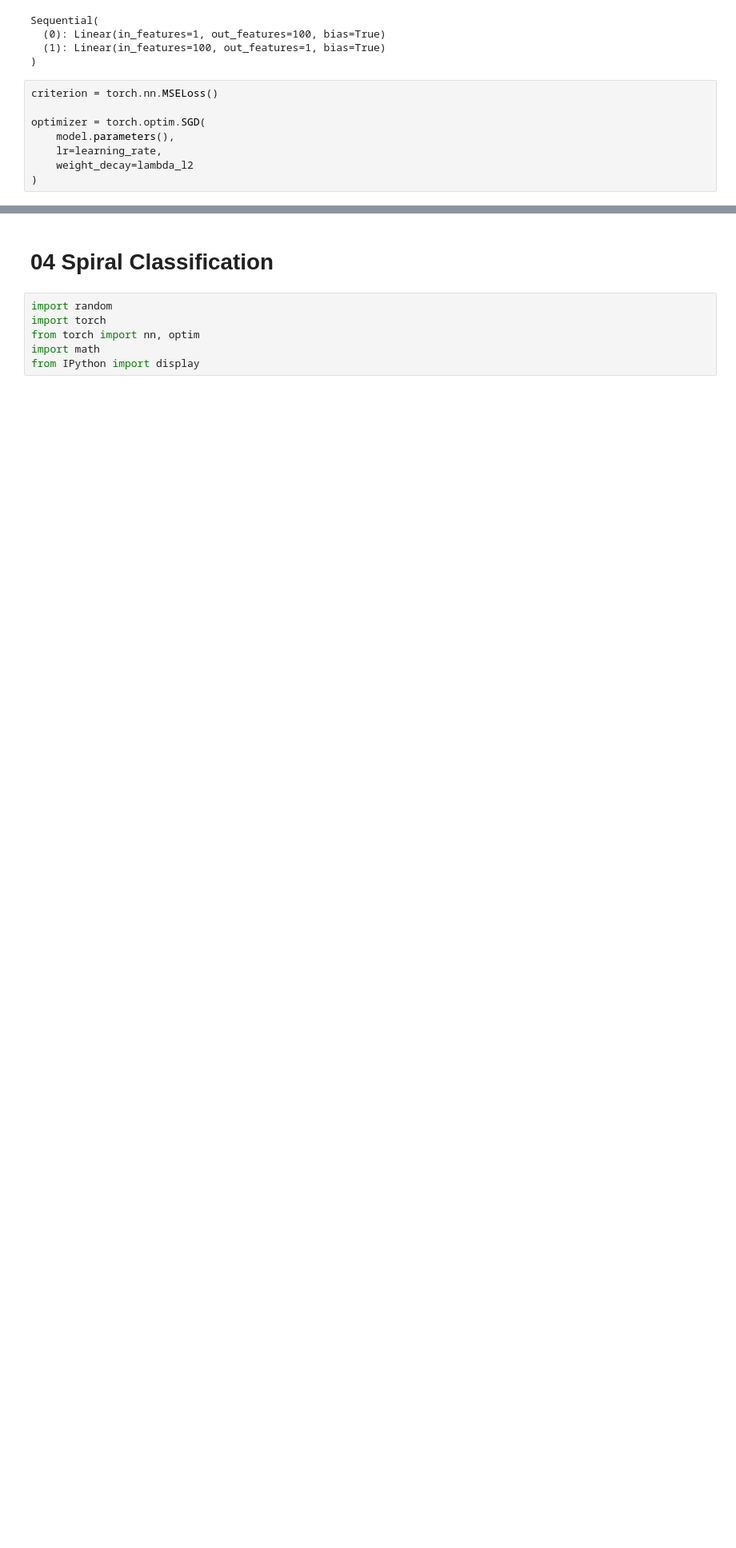
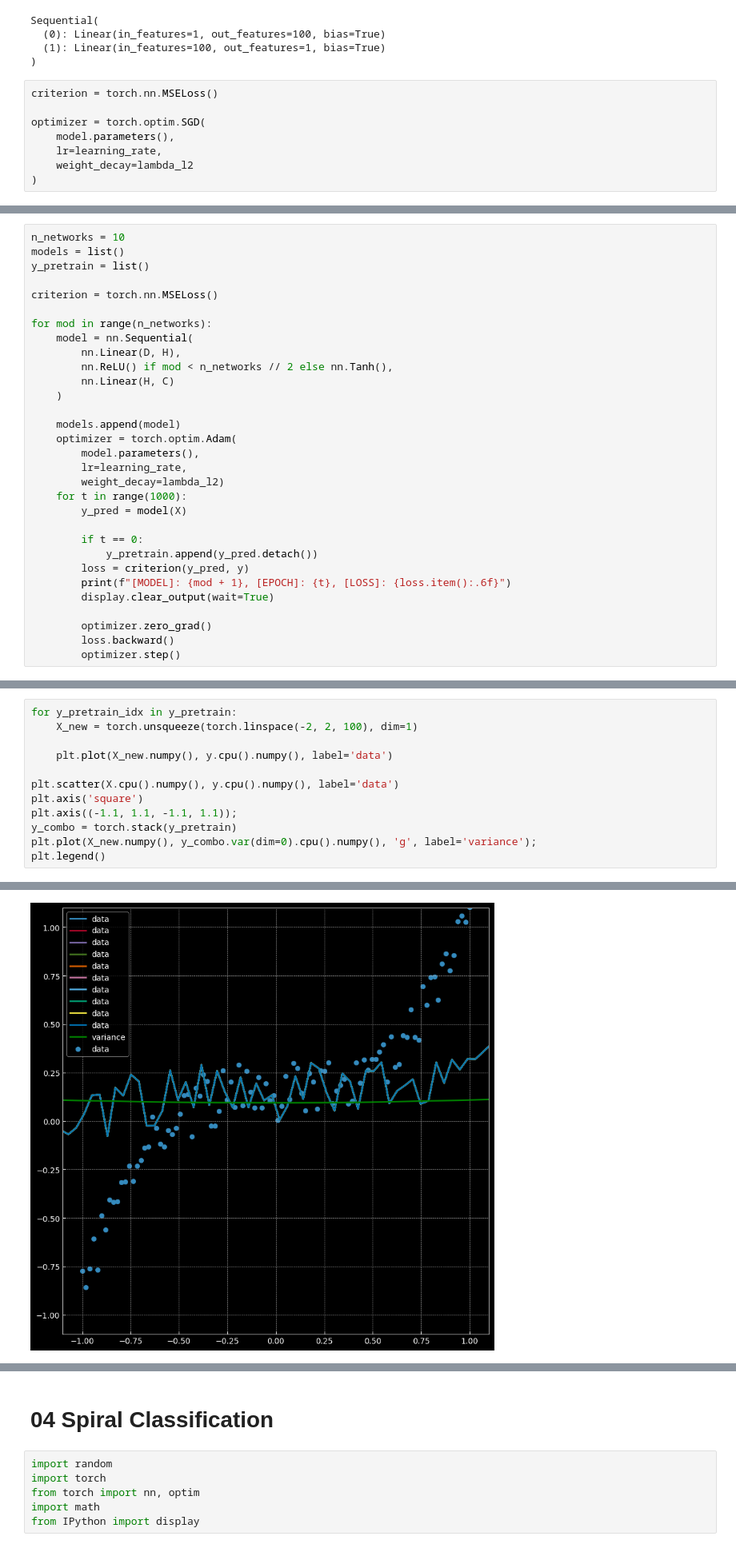
Before and after one commit to Ryanglambert/pytorch-Deep-Learning, a Jupyter notebook: scratch.ipynb, the cells around one changed output, grey strips where cells are left out. Shown at 80% size. Cells and saved outputs as stored; diff of their text form; blank space fills up the shorter version.

```diff
--- a/scratch.ipynb
+++ b/scratch.ipynb
@@ -65,0 +79,31 @@ for t in range(1000):
+# %%
+n_networks = 10
+models = list()
+y_pretrain = list()
+
+criterion = torch.nn.MSELoss()
+
+for mod in range(n_networks):
+    model = nn.Sequential(
+        nn.Linear(D, H),
+        nn.ReLU() if mod < n_networks // 2 else nn.Tanh(),
+        nn.Linear(H, C)
+    )
+
+    models.append(model)
+    optimizer = torch.optim.Adam(
+        model.parameters(),
+        lr=learning_rate,
+        weight_decay=lambda_l2)
+    for t in range(1000):
+        y_pred = model(X)
+
+        if t == 0:
+            y_pretrain.append(y_pred.detach())
+        loss = criterion(y_pred, y)
+        print(f"[MODEL]: {mod + 1}, [EPOCH]: {t}, [LOSS]: {loss.item():.6f}")
+        display.clear_output(wait=True)
+
+        optimizer.zero_grad()
+        loss.backward()
+        optimizer.step()
@@ -65,0 +124,13 @@ for t in range(1000):
+# %%
+for y_pretrain_idx in y_pretrain:
+    X_new = torch.unsqueeze(torch.linspace(-2, 2, 100), dim=1)
+
+    plt.plot(X_new.numpy(), y.cpu().numpy(), label='data')
+
+plt.scatter(X.cpu().numpy(), y.cpu().numpy(), label='data')
+plt.axis('square')
+plt.axis((-1.1, 1.1, -1.1, 1.1));
+y_combo = torch.stack(y_pretrain)
+plt.plot(X_new.numpy(), y_combo.var(dim=0).cpu().numpy(), 'g', label='variance');
+plt.legend()
+# %% [output]
@@ -65,0 +138 @@ for t in range(1000):
+[figure, added]
```
Also changed, not shown: parts of 9 cells of this notebook, 1 other file.
